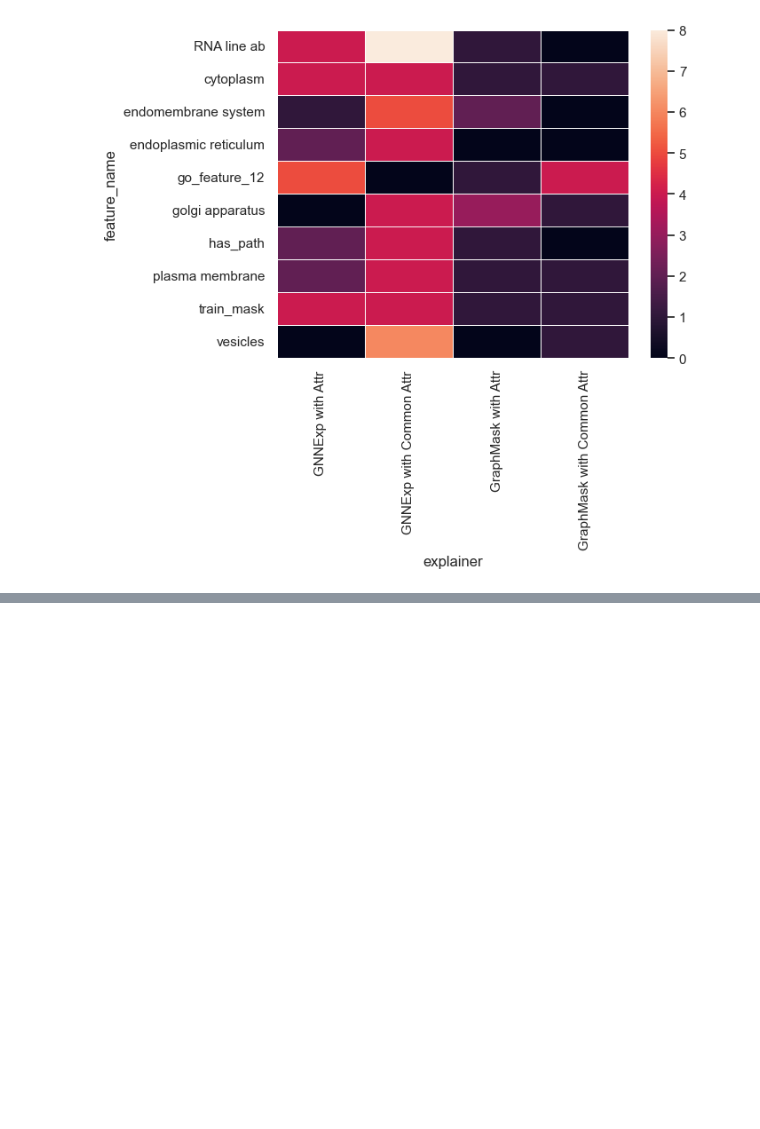
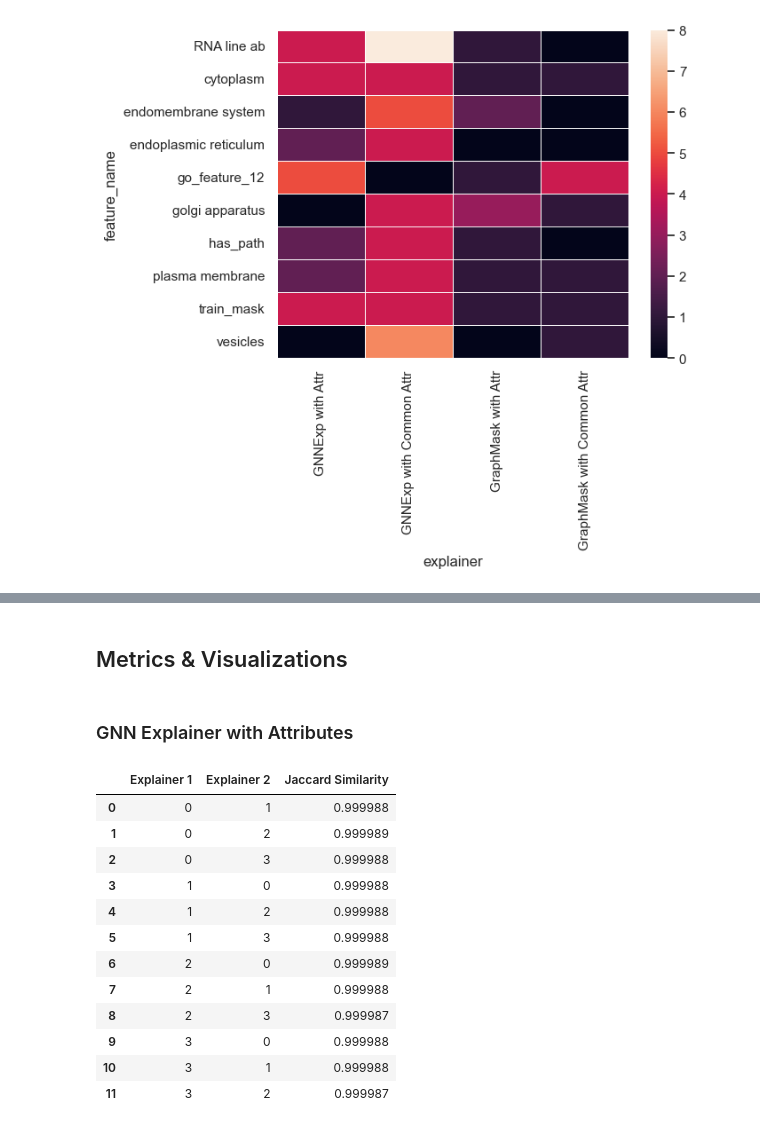
Before and after one commit to alyssaanastasi/srebp2-explanations, a Jupyter notebook: initial-experiment/init_exp.ipynb, the cells around one changed output, grey strips where cells are left out. Drawn from its saved outputs; the diff is of its cells as text; code cells hidden in the pictures; blank space fills up the shorter version.

```diff
--- a/initial-experiment/init_exp.ipynb
+++ b/initial-experiment/init_exp.ipynb
@@ -472,0 +584,42 @@ sns.heatmap(tf2, linewidths=0.5)
+# %% [markdown]
+## Metrics & Visualizations
+# %%
+def edge_jaccard(edge_mask1, edge_mask2):
+    edge_mask1 = np.array(edge_mask1)
+    edge_mask2 = np.array(edge_mask2)
+    intersection = np.sum(edge_mask1 == edge_mask2)
+    union = (len(edge_mask1) * 2) - intersection
+    return intersection / union
+# %% [markdown]
+### GNN Explainer with Attributes
+# %%
+# edge stability
+gnn_attr_edge_similarity = []
+
+for i in range(4):
+    for j in range(4):
+        if i == j:
+            continue
+        exp1 = i
+        exp2 = j
+        edge_mask1 = gnn_attr_stability['explanations'][i].edge_mask
+        edge_mask2 = gnn_attr_stability['explanations'][j].edge_mask
+        edge_sim = edge_jaccard(edge_mask1, edge_mask2)
+        gnn_attr_edge_similarity.append({'Explainer 1': exp1, 'Explainer 2': exp2, 'Jaccard Similarity': edge_sim})
+
+gnn_attr_edge_similarity = pd.DataFrame(gnn_attr_edge_similarity)
+gnn_attr_edge_similarity
+# %% [output]
+|  | Explainer 1 | Explainer 2 | Jaccard Similarity |
+| 0 | 0 | 1 | 0.999988 |
+| 1 | 0 | 2 | 0.999989 |
+| 2 | 0 | 3 | 0.999988 |
+| 3 | 1 | 0 | 0.999988 |
+| 4 | 1 | 2 | 0.999988 |
+| 5 | 1 | 3 | 0.999988 |
+| 6 | 2 | 0 | 0.999989 |
+| 7 | 2 | 1 | 0.999988 |
+| 8 | 2 | 3 | 0.999987 |
+| 9 | 3 | 0 | 0.999988 |
+| 10 | 3 | 1 | 0.999988 |
+| 11 | 3 | 2 | 0.999987 |
```
Also changed, not shown: parts of 29 cells of this notebook.
